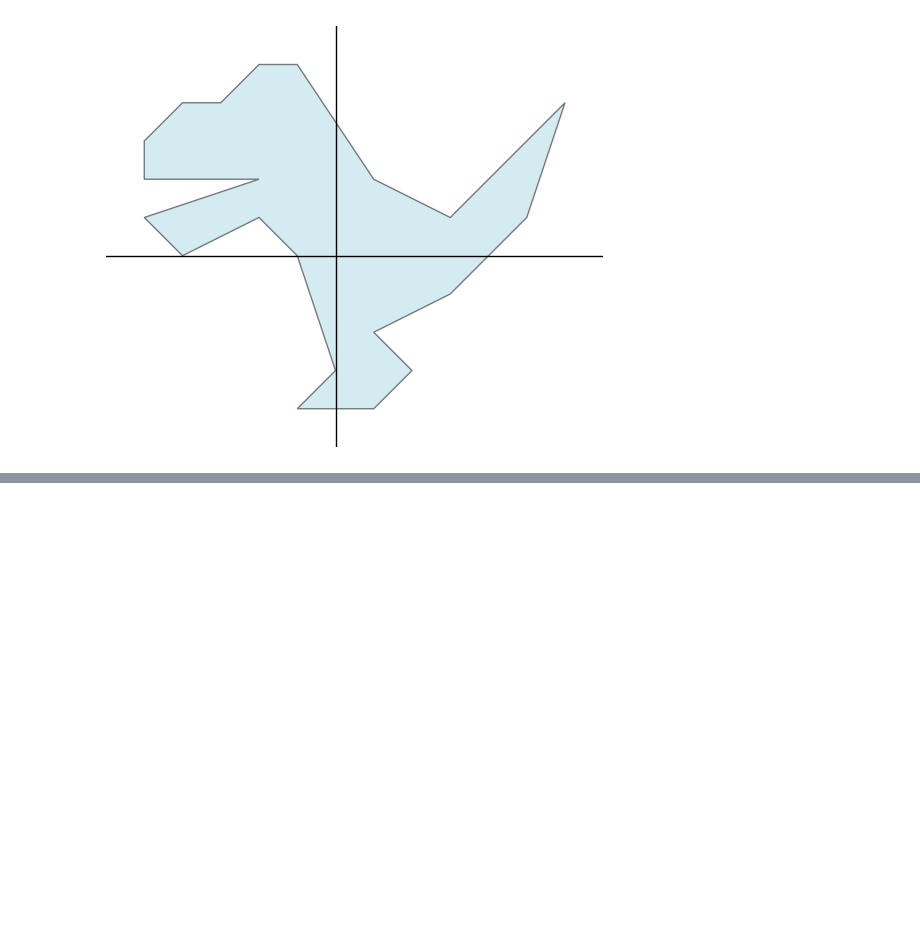
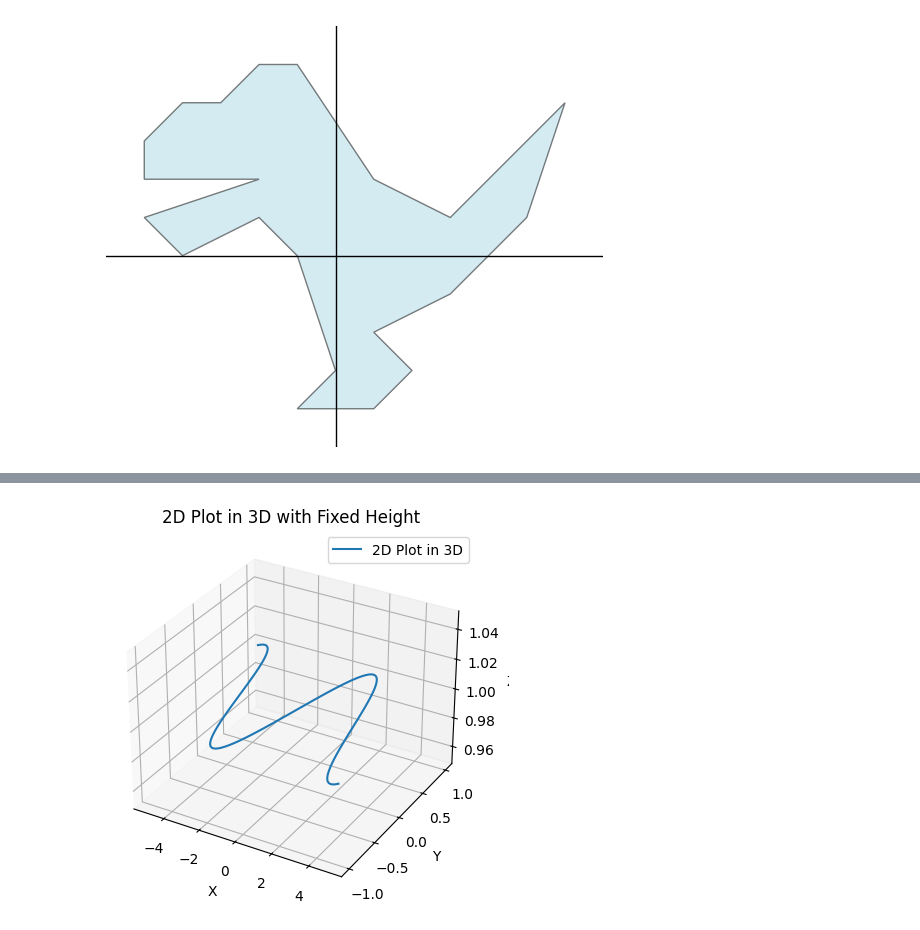
Before and after one commit to Kislovskiy/ChartCraftHub, a Jupyter notebook: src/ChartCraftHub/chapter_6.ipynb, the cells around one changed output, grey strips where cells are left out. Cells and saved outputs as stored; diff of their text form; code cells hidden in the pictures; blank space fills up the shorter version.

```diff
--- a/src/ChartCraftHub/chapter_6.ipynb
+++ b/src/ChartCraftHub/chapter_6.ipynb
@@ -217,0 +359,29 @@ id(ax_out)=5043522592
+# %%
+import matplotlib.pyplot as plt
+import numpy as np
+
+# Define your 2D plot data
+x = np.linspace(-5, 5, 100)
+y = np.sin(x)
+
+# Define the fixed height for the z-coordinate
+fixed_height = 1.0
+
+# Create a figure and 3D axis
+fig = plt.figure()
+ax = fig.add_subplot(111, projection="3d")
+
+# Plot the 2D data in 3D with the fixed height
+ax.plot(x, y, zs=fixed_height, zdir="z", label="2D Plot in 3D")
+
+# Set labels and title
+ax.set_xlabel("X")
+ax.set_ylabel("Y")
+ax.set_zlabel("Z")
+ax.set_title("2D Plot in 3D with Fixed Height")
+
+# Show the plot
+plt.legend()
+plt.show()
+# %% [output]
+[figure, added]
```
Also changed, not shown: parts of 5 cells of this notebook, 5 other files.
